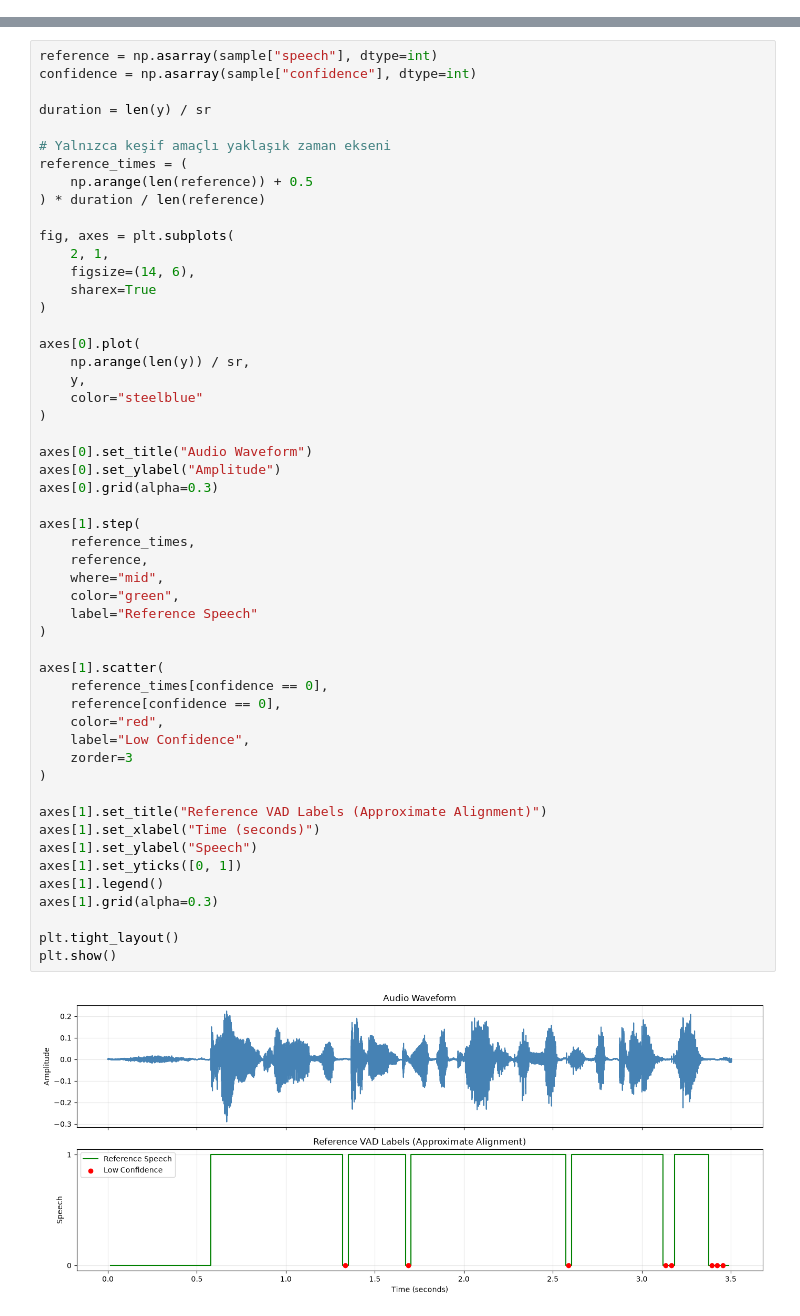
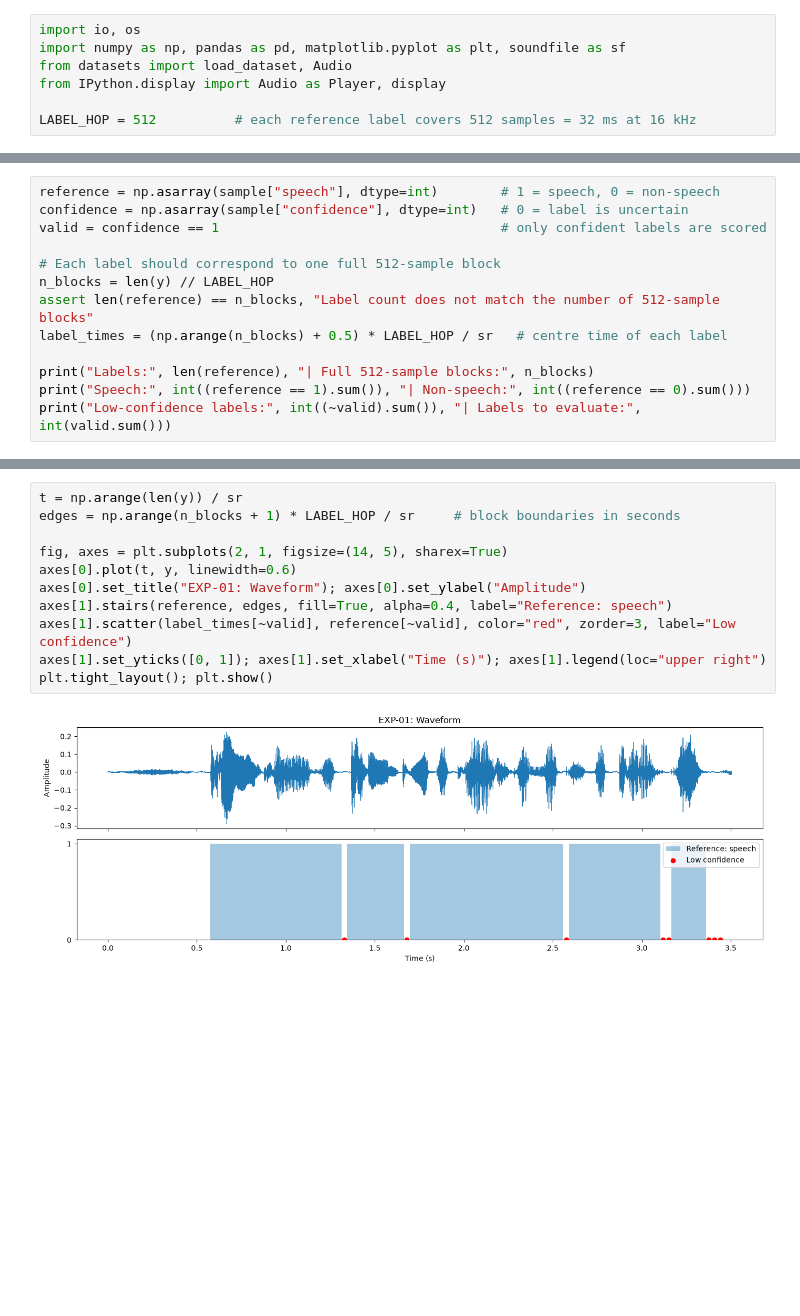
Before and after one commit to esmamanti/vad-research, a Jupyter notebook: notebooks/01_baseline_vad.ipynb, the cells around one changed output, grey strips where cells are left out. Cells and saved outputs as stored; diff of their text form; blank space fills up the shorter version.

```diff
--- a/notebooks/01_baseline_vad.ipynb
+++ b/notebooks/01_baseline_vad.ipynb
@@ -9 +1,8 @@ print("VAD projesi başarıyla başlatıldı!")
+# %%
+import io, os
+import numpy as np, pandas as pd, matplotlib.pyplot as plt, soundfile as sf
+from datasets import load_dataset, Audio
+from IPython.display import Audio as Player, display
+
+LABEL_HOP = 512          # each reference label covers 512 samples = 32 ms at 16 kHz
 # %%
@@ -282,0 +33,13 @@ Etiket başına ortalama süre (ms): 32.16
+# %%
+reference = np.asarray(sample["speech"], dtype=int)        # 1 = speech, 0 = non-speech
+confidence = np.asarray(sample["confidence"], dtype=int)   # 0 = label is uncertain
+valid = confidence == 1                                    # only confident labels are scored
+
+# Each label should correspond to one full 512-sample block
+n_blocks = len(y) // LABEL_HOP
+assert len(reference) == n_blocks, "Label count does not match the number of 512-sample blocks"
+label_times = (np.arange(n_blocks) + 0.5) * LABEL_HOP / sr   # centre time of each label
+
+print("Labels:", len(reference), "| Full 512-sample blocks:", n_blocks)
+print("Speech:", int((reference == 1).sum()), "| Non-speech:", int((reference == 0).sum()))
+print("Low-confidence labels:", int((~valid).sum()), "| Labels to evaluate:", int(valid.sum()))
@@ -283,54 +50,13 @@ Etiket başına ortalama süre (ms): 32.16
 # %%
-reference = np.asarray(sample["speech"], dtype=int)
-confidence = np.asarray(sample["confidence"], dtype=int)
+t = np.arange(len(y)) / sr
+edges = np.arange(n_blocks + 1) * LABEL_HOP / sr     # block boundaries in seconds
 
-duration = len(y) / sr
-
-# Yalnızca keşif amaçlı yaklaşık zaman ekseni
-reference_times = (
-    np.arange(len(reference)) + 0.5
-) * duration / len(reference)
-
-fig, axes = plt.subplots(
-    2, 1,
-    figsize=(14, 6),
-    sharex=True
-)
-
-axes[0].plot(
-    np.arange(len(y)) / sr,
-    y,
-    color="steelblue"
-)
-
-axes[0].set_title("Audio Waveform")
-axes[0].set_ylabel("Amplitude")
-axes[0].grid(alpha=0.3)
-
-axes[1].step(
-    reference_times,
-    reference,
-    where="mid",
-    color="green",
-    label="Reference Speech"
-)
-
-axes[1].scatter(
-    reference_times[confidence == 0],
-    reference[confidence == 0],
-    color="red",
-    label="Low Confidence",
-    zorder=3
-)
-
-axes[1].set_title("Reference VAD Labels (Approximate Alignment)")
-axes[1].set_xlabel("Time (seconds)")
-axes[1].set_ylabel("Speech")
-axes[1].set_yticks([0, 1])
-axes[1].legend()
-axes[1].grid(alpha=0.3)
-
-plt.tight_layout()
-plt.show()
+fig, axes = plt.subplots(2, 1, figsize=(14, 5), sharex=True)
+axes[0].plot(t, y, linewidth=0.6)
+axes[0].set_title("EXP-01: Waveform"); axes[0].set_ylabel("Amplitude")
+axes[1].stairs(reference, edges, fill=True, alpha=0.4, label="Reference: speech")
+axes[1].scatter(label_times[~valid], reference[~valid], color="red", zorder=3, label="Low confidence")
+axes[1].set_yticks([0, 1]); axes[1].set_xlabel("Time (s)"); axes[1].legend(loc="upper right")
+plt.tight_layout(); plt.show()
 # %% [output]
-[figure, old version]
+[figure, new version]
```
Also changed, not shown: parts of 28 cells of this notebook, 2 other files.
